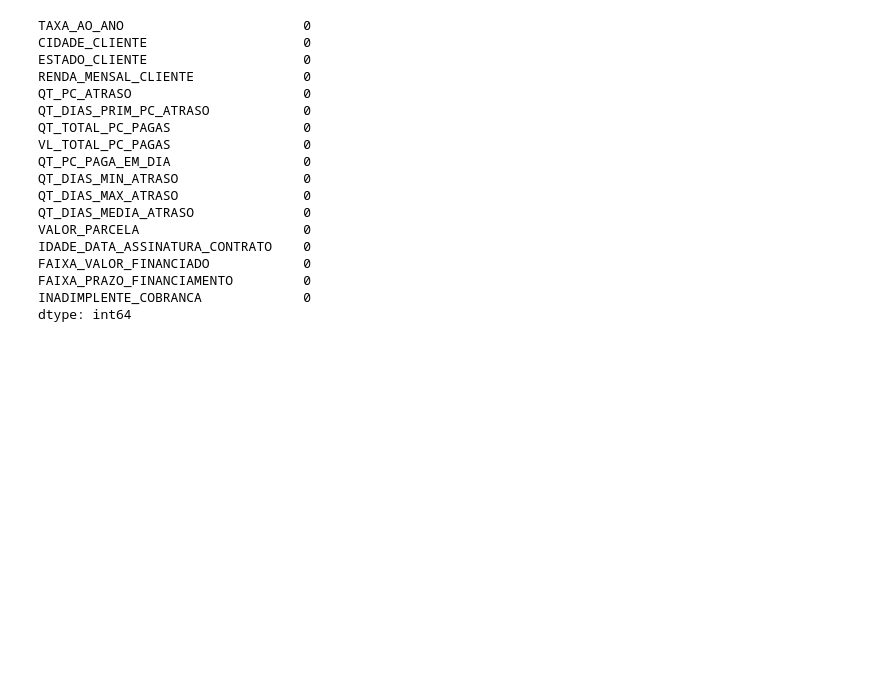
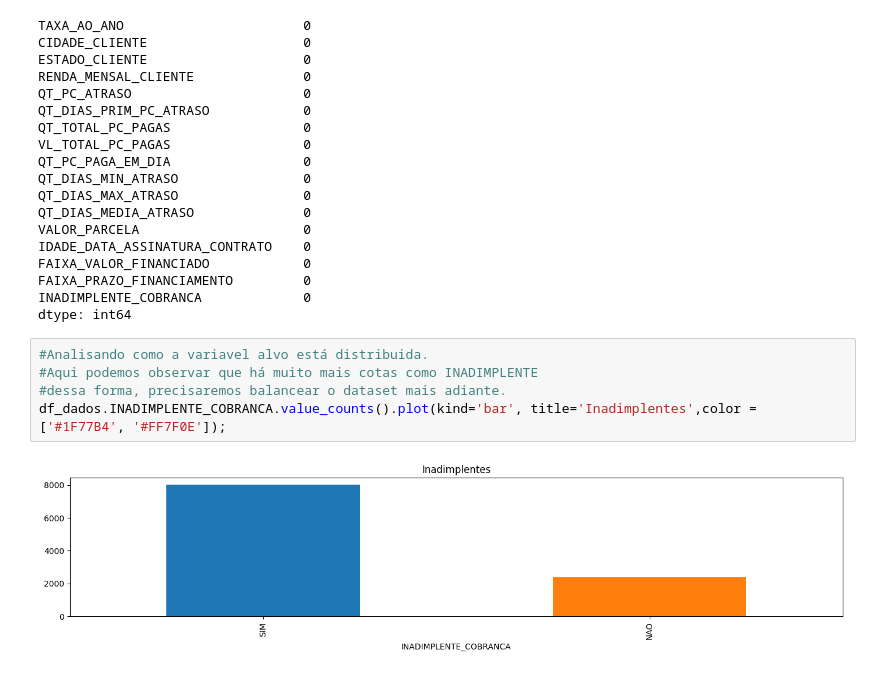
Before and after one commit to Elbiabuglio/previsao-inadimplencia, a Jupyter notebook: notebooks/analysis_data.ipynb, the cells around one changed output. Cells and saved outputs as stored; diff of their text form; blank space fills up the shorter version.

```diff
--- a/notebooks/analysis_data.ipynb
+++ b/notebooks/analysis_data.ipynb
@@ -298,3 +300,10 @@ FAIXA_VALOR_FINANCIADO            0
 FAIXA_PRAZO_FINANCIAMENTO         0
 INADIMPLENTE_COBRANCA             0
 dtype: int64
+# %%
+#Analisando como a variavel alvo está distribuida.
+#Aqui podemos observar que há muito mais cotas como INADIMPLENTE
+#dessa forma, precisaremos balancear o dataset mais adiante.
+df_dados.INADIMPLENTE_COBRANCA.value_counts().plot(kind='bar', title='Inadimplentes',color = ['#1F77B4', '#FF7F0E']);
+# %% [output]
+[figure, added]
```
Also changed, not shown: parts of 15 cells of this notebook.
